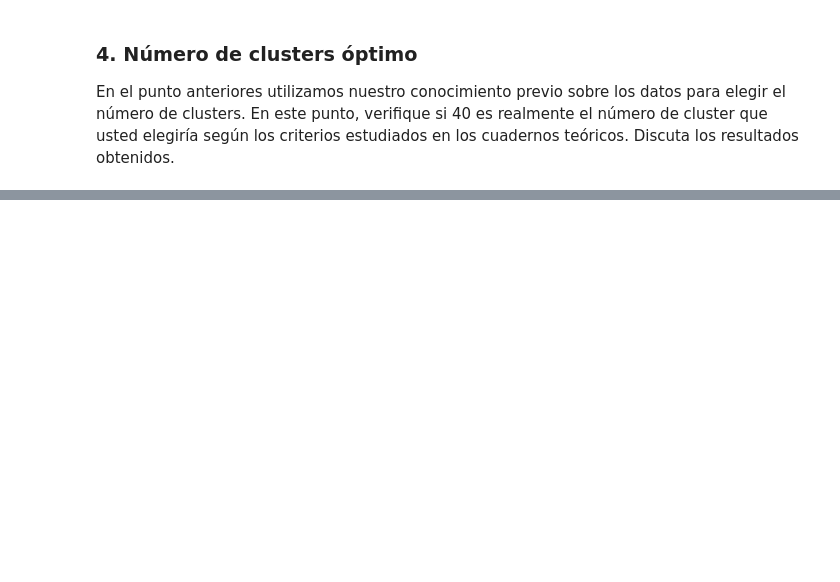
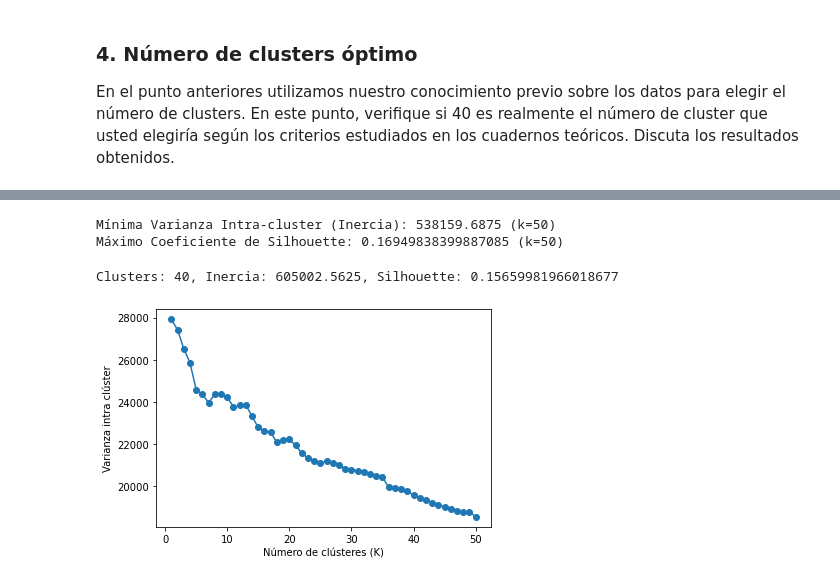
Before and after one commit to jddiaze/AprendizajeNoSupervisado, a Jupyter notebook: Semana3/S3_LC_Taller_Kmeans_Kmedoids_mod.ipynb, the cells around one changed output, grey strips where cells are left out. Drawn from its saved outputs; the diff is of its cells as text; code cells hidden in the pictures; blank space fills up the shorter version.

```diff
--- a/Semana3/S3_LC_Taller_Kmeans_Kmedoids_mod.ipynb
+++ b/Semana3/S3_LC_Taller_Kmeans_Kmedoids_mod.ipynb
@@ -389,0 +400,44 @@ En el punto anteriores utilizamos nuestro conocimiento previo sobre los datos pa
+# %%
+# Encontrar el mínimo valor de varianza intra-cluster y su índice
+min_inertia_value = min(varianza_intra_cluster)
+min_inertia_index = varianza_intra_cluster.index(min_inertia_value)
+print(f"Mínima Varianza Intra-cluster (Inercia): {min_inertia_value} (k={min_inertia_index+1})")
+
+# Encontrar el máximo valor de coeficiente de Silhouette y su índice
+max_silhouette_value = max(silhouettes)
+max_silhouette_index = silhouettes.index(max_silhouette_value)
+print(f"Máximo Coeficiente de Silhouette: {max_silhouette_value} (k={max_silhouette_index+1})")
+# %% [output]
+Mínima Varianza Intra-cluster (Inercia): 538159.6875 (k=50)
+Máximo Coeficiente de Silhouette: 0.16949838399887085 (k=50)
+# %%
+## En el caso de kmedoides
+
+inertias = []
+silhouettes_med = []
+Y = {}  # Diccionario para almacenar asignaciones de clústeres
+
+for k in range(1, 51):
+    kmedoids = KMedoids(n_clusters=k, random_state=123).fit(df_cluster)
+    inertias.append(kmedoids.inertia_)
+
+    try:
+        silhouette_a = silhouette_score(df_cluster, kmeans.labels_)
+    except:
+        silhouette_a = 0
+
+    silhouettes_med.append(silhouette_a)
+    Y[k] = kmeans.labels_
+
+# Imprimir los resultados para k=40
+k = 40
+print(f"Clusters: {k}, Inercia: {varianza_intra_cluster[k-1]}, Silhouette: {silhouettes[k-1]}")
+# %% [output]
+Clusters: 40, Inercia: 605002.5625, Silhouette: 0.15659981966018677
+# %%
+plt.plot(range(1, 51), inertias, marker='o')
+plt.xlabel('Número de clústeres (K)')
+plt.ylabel('Varianza intra clúster')
+plt.show()
+# %% [output]
+[figure, added]
```
Also changed, not shown: parts of 17 cells of this notebook.
